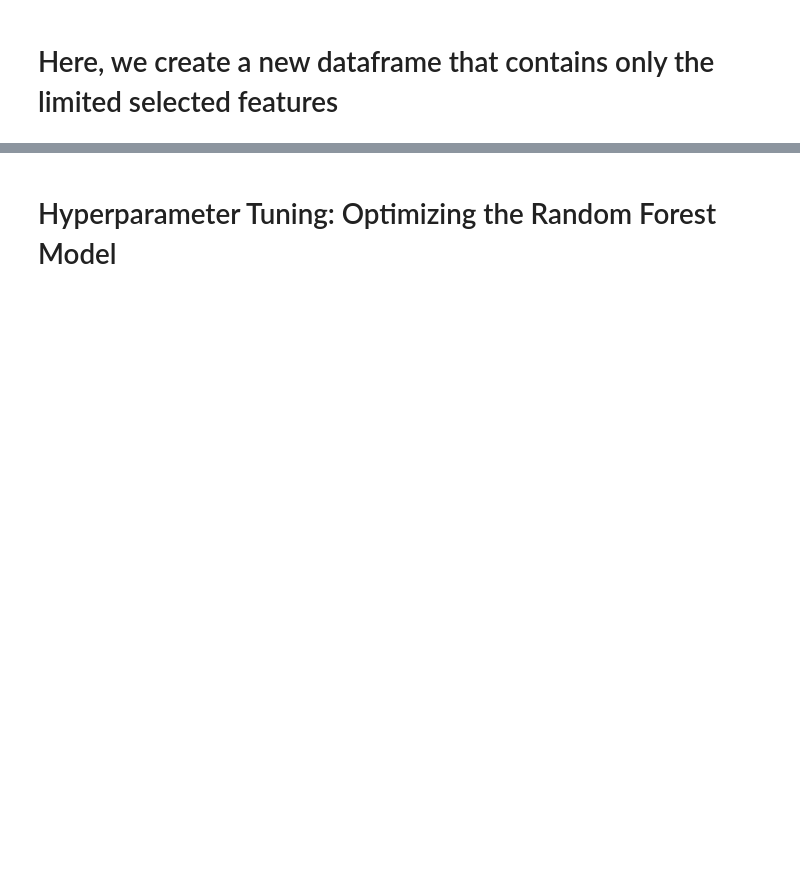
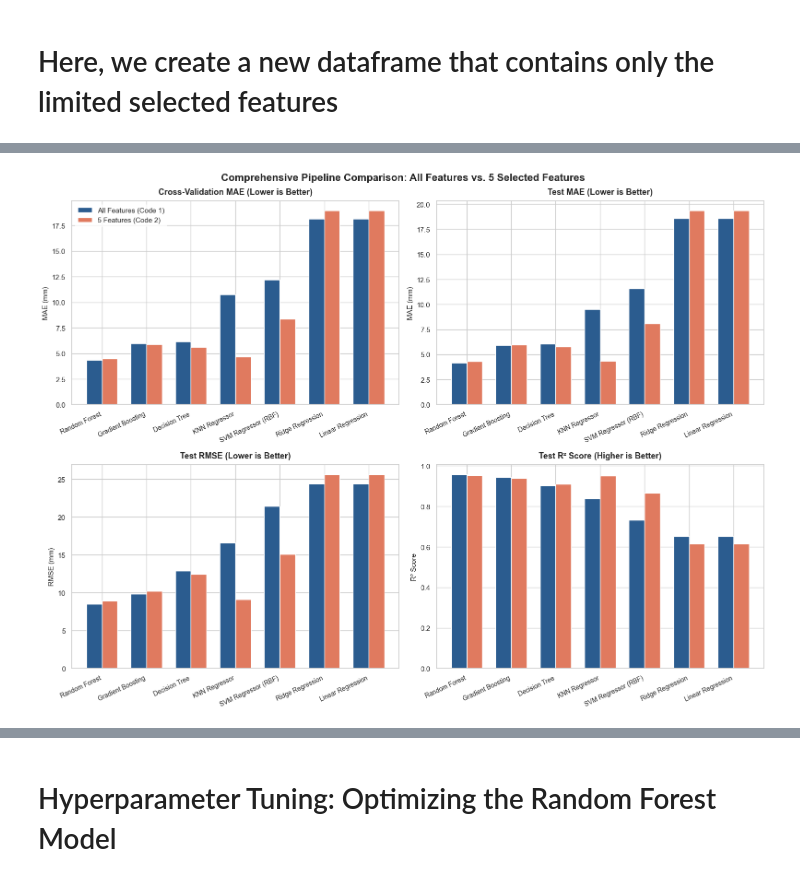
Before and after one commit to ShabeebMhd/Irrigation-water-requirement-prediction, a Jupyter notebook: Preprocessing/Corrected_Irrigation water requirement prediction.ipynb, the cells around one changed output, grey strips where cells are left out. Saved outputs shown, nothing was run; the diff lists cells and outputs as text; code cells hidden in the pictures; blank space fills up the shorter version.

```diff
--- a/Preprocessing/Corrected_Irrigation water requirement prediction.ipynb
+++ b/Preprocessing/Corrected_Irrigation water requirement prediction.ipynb
@@ -981,0 +1081,59 @@ display(df_results)
+# %%
+import matplotlib.pyplot as plt
+import seaborn as sns
+import numpy as np
+
+# 1. Prepare numerical data for plotting
+# Set up model order based on your selected table to keep things consistent
+models = benchmark_table_selected["Model"].values
+x = np.arange(len(models))
+width = 0.35
+
+# Set clean aesthetic style
+sns.set_theme(style="whitegrid")
+fig, axes = plt.subplots(2, 2, figsize=(16, 12), sharex=False)
+axes = axes.flatten()
+
+# Metrics to loop through along with their clean labels and column sources
+metrics_config = [
+    {"title": "Cross-Validation MAE (Lower is Better)", "ylabel": "MAE (mm)", "sel_col": "CV MAE (Train)", "lim_col": "CV MAE (Train)", "unit": " mm"},
+    {"title": "Test MAE (Lower is Better)", "ylabel": "MAE (mm)", "sel_col": "Test MAE (mm)", "lim_col": "Test MAE (mm)", "unit": " mm"},
+    {"title": "Test RMSE (Lower is Better)", "ylabel": "RMSE (mm)", "sel_col": "Test RMSE (mm)", "lim_col": "Test RMSE (mm)", "unit": " mm"},
+    {"title": "Test R² Score (Higher is Better)", "ylabel": "R² Score", "sel_col": "Test R² Score", "lim_col": "Test R² Score", "unit": None}
+]
+
+# 2. Generate the 4 subplots dynamically
+for i, config in enumerate(metrics_config):
+    ax = axes[i]
+
+    # Extract numerical arrays from both tables safely matching the exact model order
+    df_sel_idx = benchmark_table_selected.set_index("Model")
+    df_lim_idx = benchmark_table_limited.set_index("Model")
+
+    if config["unit"]:
+        vals_all = df_sel_idx.loc[models, config["sel_col"]].str.replace(config["unit"], "", regex=False).astype(float).values
+        vals_5ft = df_lim_idx.loc[models, config["lim_col"]].str.replace(config["unit"], "", regex=False).astype(float).values
+    else:
+        vals_all = df_sel_idx.loc[models, config["sel_col"]].astype(float).values
+        vals_5ft = df_lim_idx.loc[models, config["lim_col"]].astype(float).values
+
+    # Plot bars side-by-side
+    rects1 = ax.bar(x - width/2, vals_all, width, label='All Features (Code 1)', color='#2b5c8f')
+    rects2 = ax.bar(x + width/2, vals_5ft, width, label='5 Features (Code 2)', color='#e07a5f')
+
+    # Subplot details
+    ax.set_title(config["title"], fontsize=13, fontweight='bold', pad=10)
+    ax.set_ylabel(config["ylabel"], fontsize=11)
+    ax.set_xticks(x)
+    ax.set_xticklabels(models, rotation=25, ha='right', fontsize=10)
+
+    # Add legend only to the first plot to avoid cluttering the visual space
+    if i == 0:
+        ax.legend(frameon=True, facecolor='white', edgecolor='none')
+
+# Adjust layout to make room for titles and rotated text labels
+plt.suptitle("Comprehensive Pipeline Comparison: All Features vs. 5 Selected Features", fontsize=16, fontweight='bold', y=0.98)
+plt.tight_layout()
+plt.show()
+# %% [output]
+[figure, added]
```
Also changed, not shown: parts of 20 cells of this notebook.
